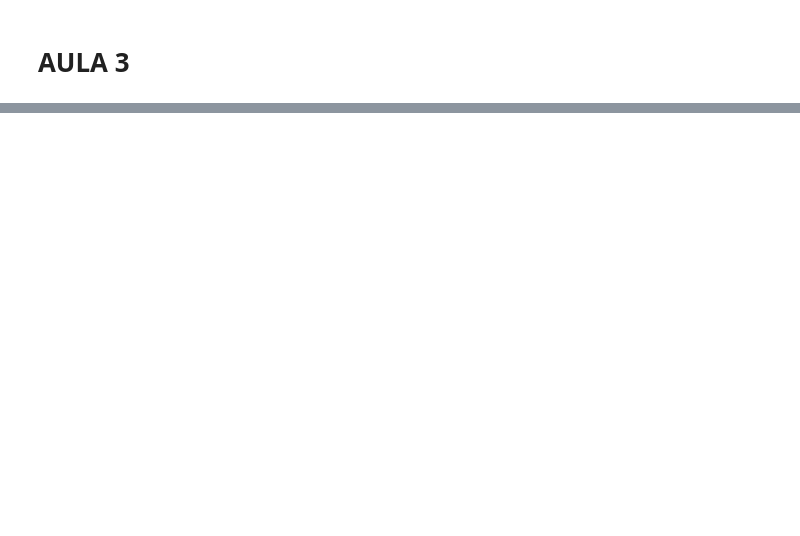
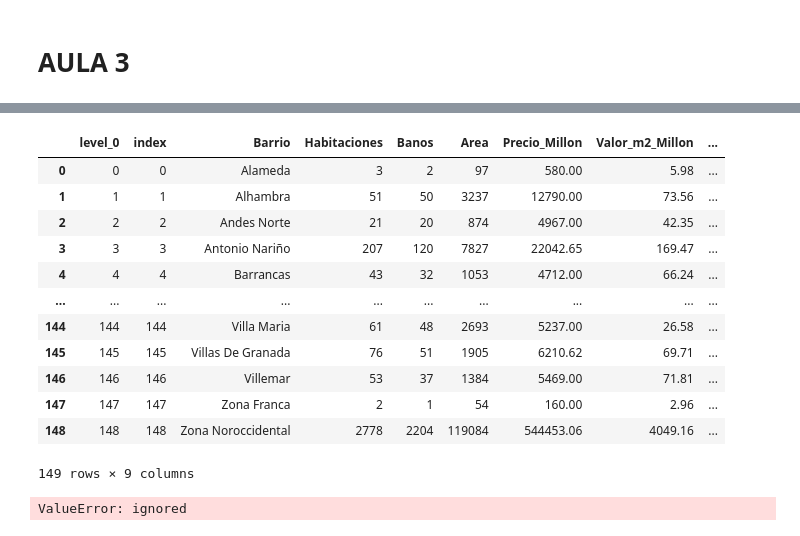
Before and after one commit to LeopoldoGitHub/InmersionAlura, a Jupyter notebook: Copia_de_Inmersion_datos_aula1_aula2Leopoldo.ipynb, the cells around one changed output, grey strips where cells are left out. Saved outputs shown, nothing was run; the diff lists cells and outputs as text; code cells hidden in the pictures; blank space fills up the shorter version.

```diff
--- a/Copia_de_Inmersion_datos_aula1_aula2Leopoldo.ipynb
+++ b/Copia_de_Inmersion_datos_aula1_aula2Leopoldo.ipynb
@@ -1349,0 +1421,20 @@ memory usage: 818.2+ KB
+# %%
+datos_barrio.drop(["Valor_m2_BArrio"], axis=1)
+# %% [output]
+|  | level_0 | index | Barrio | Habitaciones | Banos | Area | Precio_Millon | Valor_m2_Millon | ... |
+| 0 | 0 | 0 | Alameda | 3 | 2 | 97 | 580.00 | 5.98 | ... |
+| 1 | 1 | 1 | Alhambra | 51 | 50 | 3237 | 12790.00 | 73.56 | ... |
+| 2 | 2 | 2 | Andes Norte | 21 | 20 | 874 | 4967.00 | 42.35 | ... |
+| 3 | 3 | 3 | Antonio Nariño | 207 | 120 | 7827 | 22042.65 | 169.47 | ... |
+| 4 | 4 | 4 | Barrancas | 43 | 32 | 1053 | 4712.00 | 66.24 | ... |
+| ... | ... | ... | ... | ... | ... | ... | ... | ... | ... |
+| 144 | 144 | 144 | Villa Maria | 61 | 48 | 2693 | 5237.00 | 26.58 | ... |
+| 145 | 145 | 145 | Villas De Granada | 76 | 51 | 1905 | 6210.62 | 69.71 | ... |
+| 146 | 146 | 146 | Villemar | 53 | 37 | 1384 | 5469.00 | 71.81 | ... |
+| 147 | 147 | 147 | Zona Franca | 2 | 1 | 54 | 160.00 | 2.96 | ... |
+| 148 | 148 | 148 | Zona Noroccidental | 2778 | 2204 | 119084 | 544453.06 | 4049.16 | ... |
+149 rows × 9 columns
+# %%
+datos_barrio.reset_index(inplace=True)
+# %% [output]
+ValueError: ignored
```
Also changed, not shown: parts of 17 cells of this notebook.
